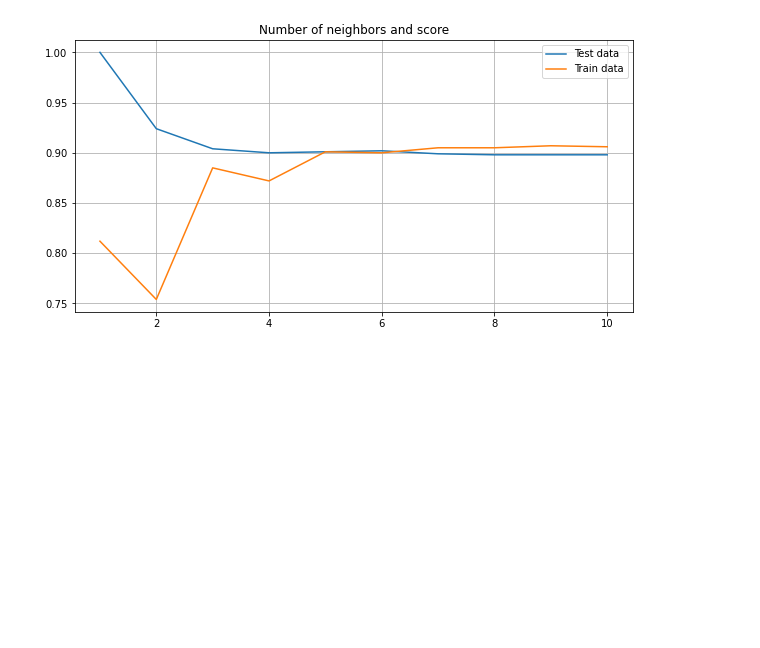
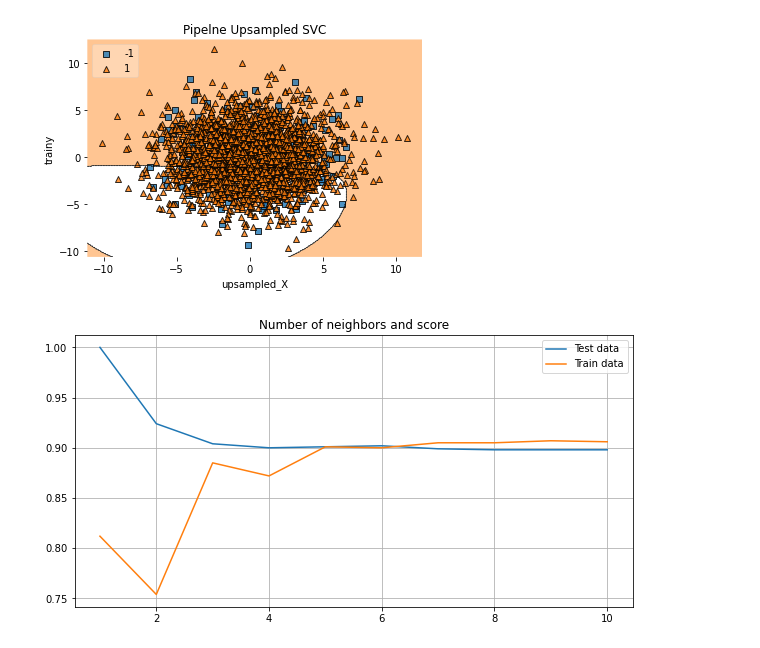
Before and after one commit to grocholskaaleksandra/MachineLeariningProject, a Jupyter notebook: SVC and KNN.ipynb, the cells around one changed output. Cells and saved outputs as stored; diff of their text form; code cells hidden in the pictures; blank space fills up the shorter version.

```diff
--- a/SVC and KNN.ipynb
+++ b/SVC and KNN.ipynb
@@ -132,3 +175,15 @@ X_test_std = scaler.transform(testX)
+# %%
+pca = PCA(n_components = 2)
+X_train2 = pca.fit_transform(X_train_std)
+SVCclf_upsampled.fit(X_train2, trainy.values.ravel())
+plot_decision_regions(X_train2, trainy.values.ravel(), clf=SVCclf_upsampled, legend=2)
+# Adding axes annotations
+plt.xlabel('upsampled_X')
+plt.ylabel('trainy')
+plt.title('Pipelne Upsampled SVC')
+plt.show()
+# %% [output]
+[figure, added]
 # %%
 n_neighbors = list(range(1, 11))
 test_score = []
```
Also changed, not shown: parts of 14 cells of this notebook.
